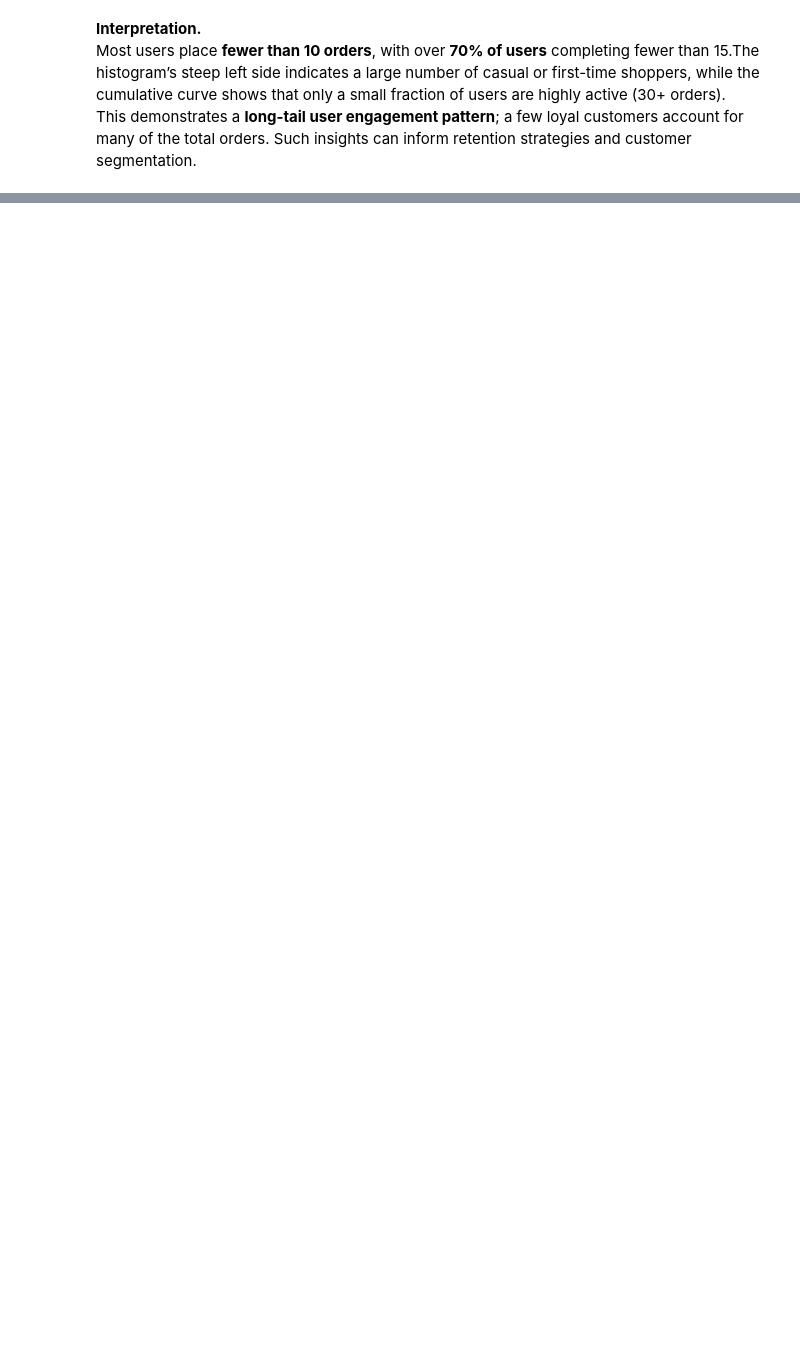
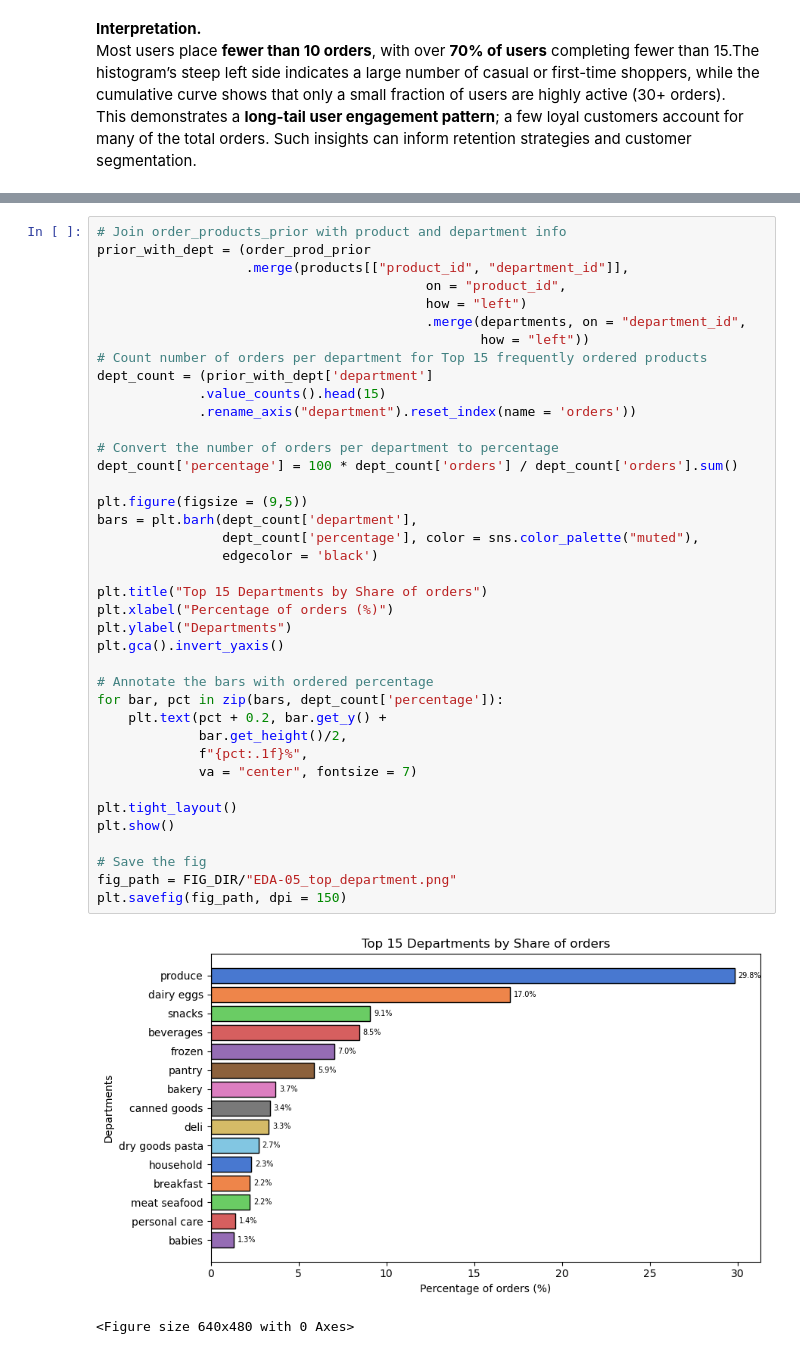
Before and after one commit to Prajwalparajuli/Instacart-product-recommendation, a Jupyter notebook: notebooks/01_eda_instacart.ipynb, the cells around one changed output, grey strips where cells are left out. Saved outputs shown, nothing was run; the diff lists cells and outputs as text; blank space fills up the shorter version.

```diff
--- a/notebooks/01_eda_instacart.ipynb
+++ b/notebooks/01_eda_instacart.ipynb
@@ -366,0 +370,42 @@ This demonstrates a **long-tail user engagement pattern**; a few loyal customers
+# %%
+# Join order_products_prior with product and department info
+prior_with_dept = (order_prod_prior
+                   .merge(products[["product_id", "department_id"]],
+                                          on = "product_id",
+                                          how = "left")
+                                          .merge(departments, on = "department_id",
+                                                 how = "left"))
+# Count number of orders per department for Top 15 frequently ordered products
+dept_count = (prior_with_dept['department']
+             .value_counts().head(15)
+             .rename_axis("department").reset_index(name = 'orders'))
+
+# Convert the number of orders per department to percentage
+dept_count['percentage'] = 100 * dept_count['orders'] / dept_count['orders'].sum()
+
+plt.figure(figsize = (9,5))
+bars = plt.barh(dept_count['department'],
+                dept_count['percentage'], color = sns.color_palette("muted"),
+                edgecolor = 'black')
+
+plt.title("Top 15 Departments by Share of orders")
+plt.xlabel("Percentage of orders (%)")
+plt.ylabel("Departments")
+plt.gca().invert_yaxis()
+
+# Annotate the bars with ordered percentage
+for bar, pct in zip(bars, dept_count['percentage']):
+    plt.text(pct + 0.2, bar.get_y() +
+             bar.get_height()/2,
+             f"{pct:.1f}%",
+             va = "center", fontsize = 7)
+
+plt.tight_layout()
+plt.show()
+
+# Save the fig
+fig_path = FIG_DIR/"EDA-05_top_department.png"
+plt.savefig(fig_path, dpi = 150)
+# %% [output]
+[figure, added]
+<Figure size 640x480 with 0 Axes>
```
Also changed, not shown: parts of 26 cells of this notebook, 13 other files.
